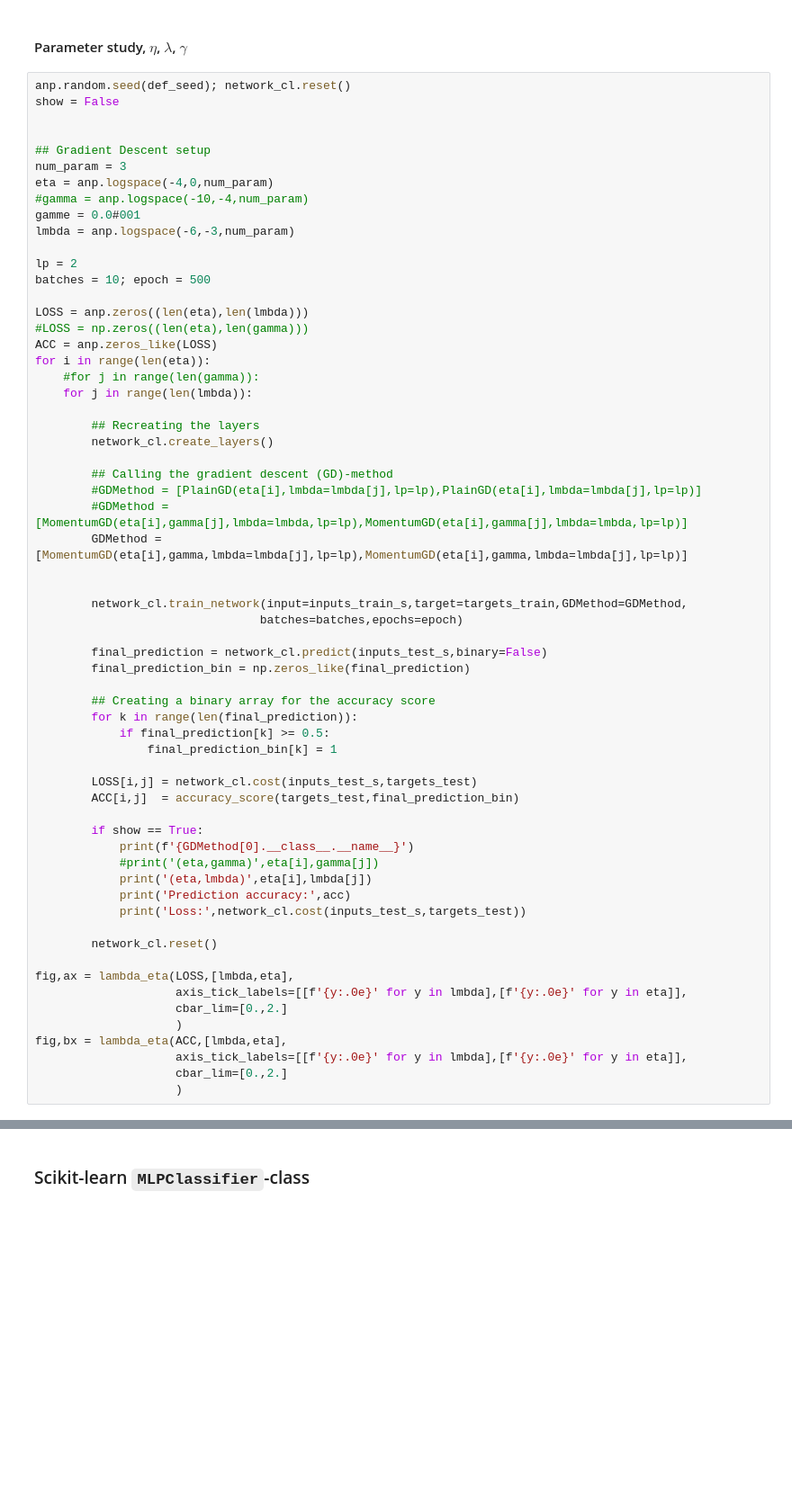
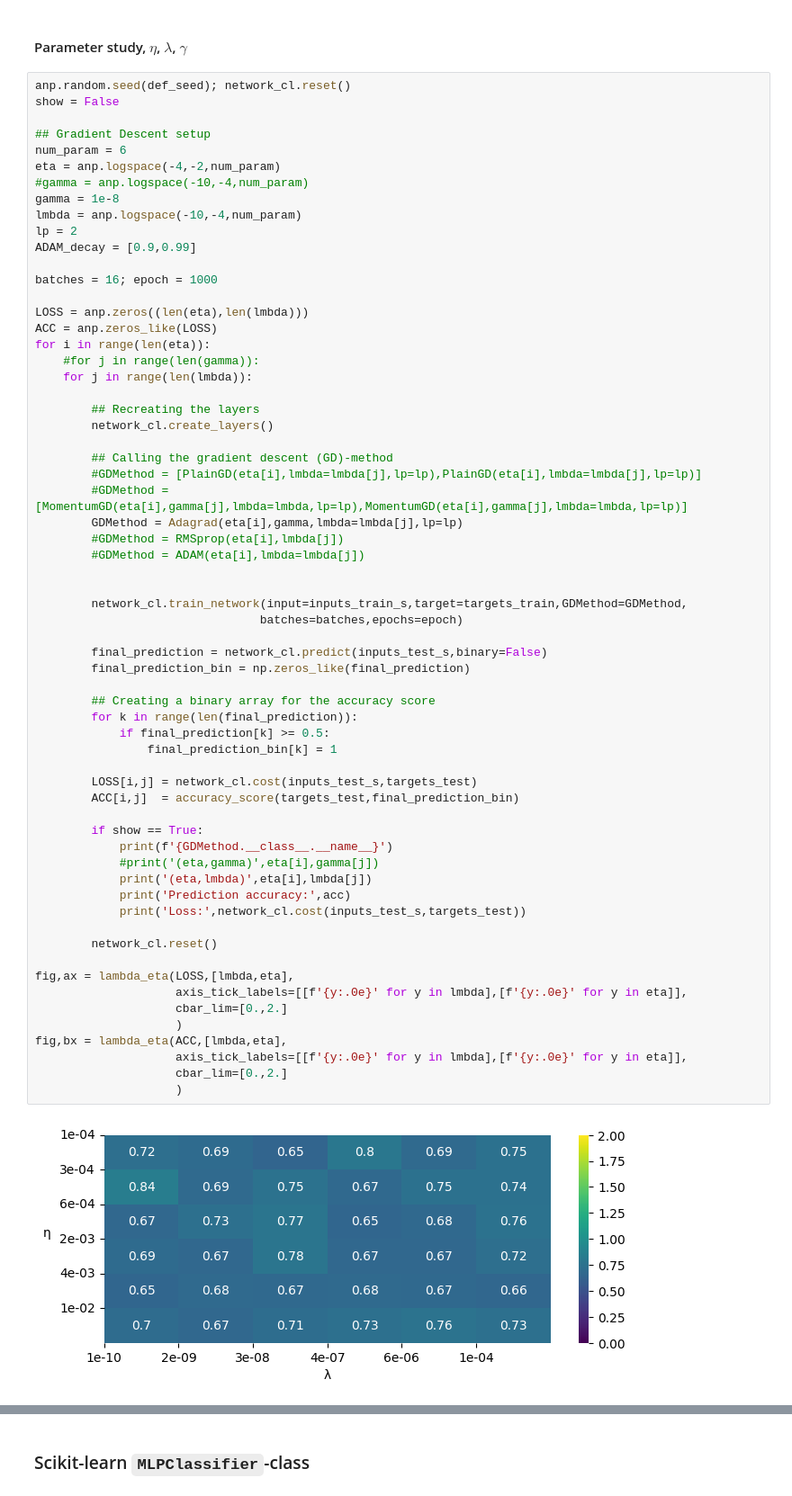
Before and after one commit to andersthorstadboe/project-2-fys-stk4155-ffneural-network, a Jupyter notebook: 01-main/project-02-FFNN-Classifiction.ipynb, the cells around one changed output, grey strips where cells are left out. Shown at 90% size. Cells and saved outputs as stored; diff of their text form; blank space fills up the shorter version.

```diff
--- a/01-main/project-02-FFNN-Classifiction.ipynb
+++ b/01-main/project-02-FFNN-Classifiction.ipynb
@@ -304,19 +333,18 @@ Final loss: 1.3275977780869628
 anp.random.seed(def_seed); network_cl.reset()
 show = False
 
+## Gradient Descent setup
+num_param = 6
+eta = anp.logspace(-4,-2,num_param)
+#gamma = anp.logspace(-10,-4,num_param)
+gamma = 1e-8
+lmbda = anp.logspace(-10,-4,num_param)
+lp = 2
+ADAM_decay = [0.9,0.99]
 
-## Gradient Descent setup
-num_param = 3
-eta = anp.logspace(-4,0,num_param)
-#gamma = anp.logspace(-10,-4,num_param)
-gamme = 0.0#001
-lmbda = anp.logspace(-6,-3,num_param)
-
-lp = 2
-batches = 10; epoch = 500
+batches = 16; epoch = 1000
 
 LOSS = anp.zeros((len(eta),len(lmbda)))
-#LOSS = np.zeros((len(eta),len(gamma)))
 ACC = anp.zeros_like(LOSS)
 for i in range(len(eta)):
     #for j in range(len(gamma)):
@@ -328,37 +356,41 @@ for i in range(len(eta)):
         ## Calling the gradient descent (GD)-method
         #GDMethod = [PlainGD(eta[i],lmbda=lmbda[j],lp=lp),PlainGD(eta[i],lmbda=lmbda[j],lp=lp)]
         #GDMethod = [MomentumGD(eta[i],gamma[j],lmbda=lmbda,lp=lp),MomentumGD(eta[i],gamma[j],lmbda=lmbda,lp=lp)]
-        GDMethod = [MomentumGD(eta[i],gamma,lmbda=lmbda[j],lp=lp),MomentumGD(eta[i],gamma,lmbda=lmbda[j],lp=lp)]
+        GDMethod = Adagrad(eta[i],gamma,lmbda=lmbda[j],lp=lp)
+        #GDMethod = RMSprop(eta[i],lmbda[j])
+        #GDMethod = ADAM(eta[i],lmbda=lmbda[j])
 
 
         network_cl.train_network(input=inputs_train_s,target=targets_train,GDMethod=GDMethod,
                                 batches=batches,epochs=epoch)
 
         final_prediction = network_cl.predict(inputs_test_s,binary=False)
         final_prediction_bin = np.zeros_like(final_prediction)
 
         ## Creating a binary array for the accuracy score
         for k in range(len(final_prediction)):
             if final_prediction[k] >= 0.5:
                 final_prediction_bin[k] = 1
 
         LOSS[i,j] = network_cl.cost(inputs_test_s,targets_test)
         ACC[i,j]  = accuracy_score(targets_test,final_prediction_bin)
 
         if show == True:
-            print(f'{GDMethod[0].__class__.__name__}')
+            print(f'{GDMethod.__class__.__name__}')
             #print('(eta,gamma)',eta[i],gamma[j])
             print('(eta,lmbda)',eta[i],lmbda[j])
             print('Prediction accuracy:',acc)
             print('Loss:',network_cl.cost(inputs_test_s,targets_test))
 
         network_cl.reset()
 
 fig,ax = lambda_eta(LOSS,[lmbda,eta],
                     axis_tick_labels=[[f'{y:.0e}' for y in lmbda],[f'{y:.0e}' for y in eta]],
                     cbar_lim=[0.,2.]
                     )
 fig,bx = lambda_eta(ACC,[lmbda,eta],
                     axis_tick_labels=[[f'{y:.0e}' for y in lmbda],[f'{y:.0e}' for y in eta]],
                     cbar_lim=[0.,2.]
                     )
+# %% [output]
+[figure, added]
```
Also changed, not shown: parts of 16 cells of this notebook, 16 other files.
